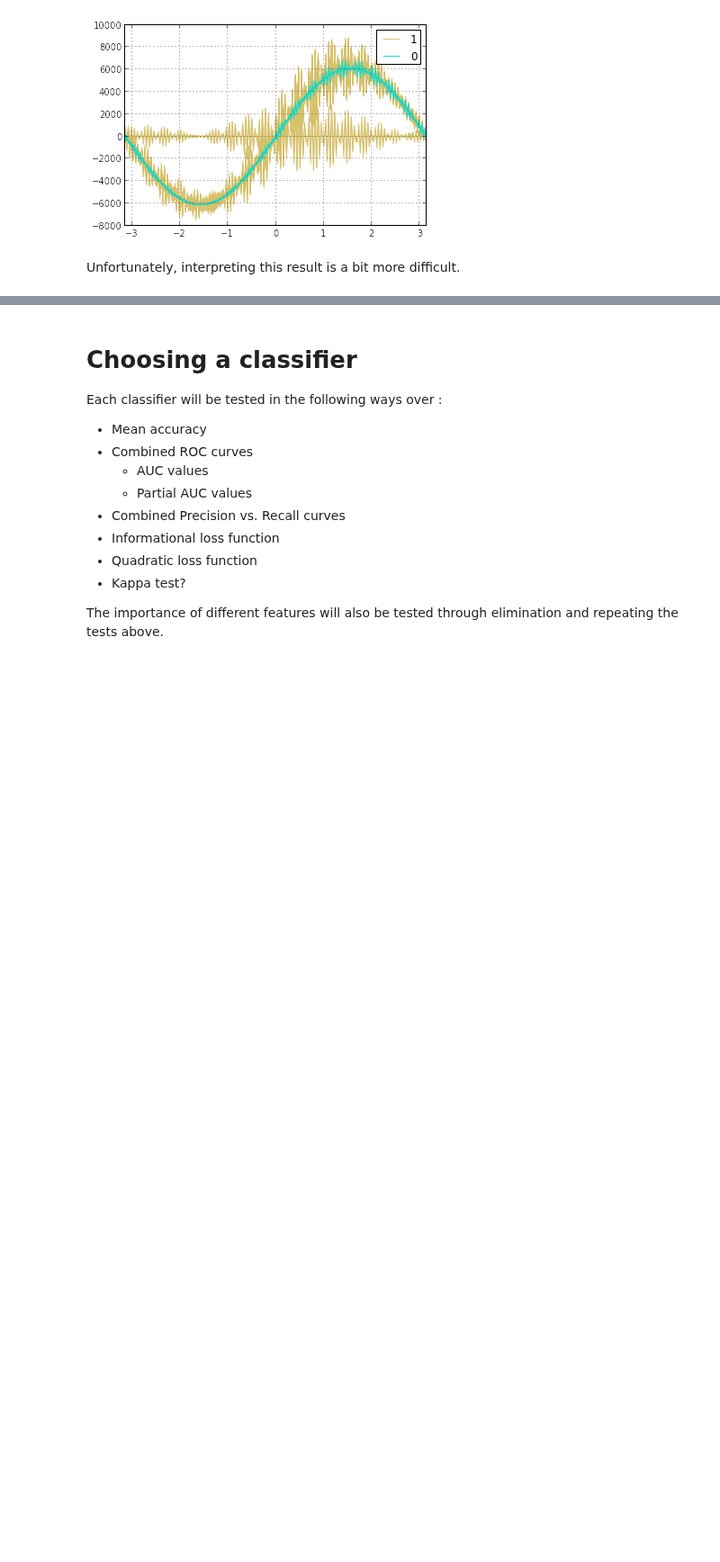
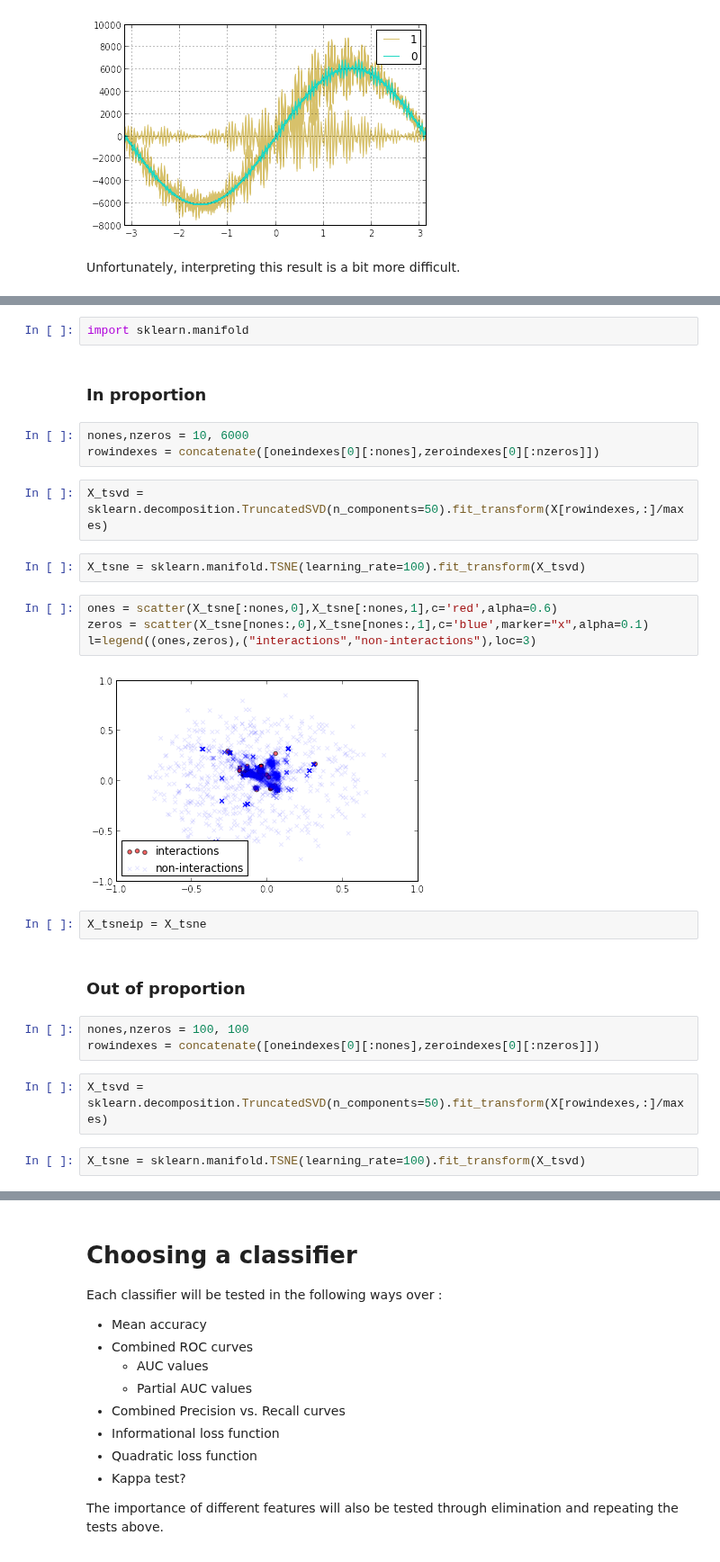
Before and after one commit to gngdb/opencast-bio, a Jupyter notebook: notebooks/Classifier Training.ipynb, the cells around one changed output, grey strips where cells are left out. Shown at 90% size. Cells and saved outputs as stored; diff of their text form; blank space fills up the shorter version.

```diff
--- a/notebooks/Classifier Training.ipynb
+++ b/notebooks/Classifier Training.ipynb
@@ -191,0 +241,28 @@ The plots should be saved as svg format so that they can be scaled or otherwise
+# %%
+import sklearn.manifold
+# %% [markdown]
+### In proportion
+# %%
+nones,nzeros = 10, 6000
+rowindexes = concatenate([oneindexes[0][:nones],zeroindexes[0][:nzeros]])
+# %%
+X_tsvd = sklearn.decomposition.TruncatedSVD(n_components=50).fit_transform(X[rowindexes,:]/maxes)
+# %%
+X_tsne = sklearn.manifold.TSNE(learning_rate=100).fit_transform(X_tsvd)
+# %%
+ones = scatter(X_tsne[:nones,0],X_tsne[:nones,1],c='red',alpha=0.6)
+zeros = scatter(X_tsne[nones:,0],X_tsne[nones:,1],c='blue',marker="x",alpha=0.1)
+l=legend((ones,zeros),("interactions","non-interactions"),loc=3)
+# %% [output]
+[figure, added]
+# %%
+X_tsneip = X_tsne
+# %% [markdown]
+### Out of proportion
+# %%
+nones,nzeros = 100, 100
+rowindexes = concatenate([oneindexes[0][:nones],zeroindexes[0][:nzeros]])
+# %%
+X_tsvd = sklearn.decomposition.TruncatedSVD(n_components=50).fit_transform(X[rowindexes,:]/maxes)
+# %%
+X_tsne = sklearn.manifold.TSNE(learning_rate=100).fit_transform(X_tsvd)
```
Also changed, not shown: parts of 32 cells of this notebook, 2 other files.
